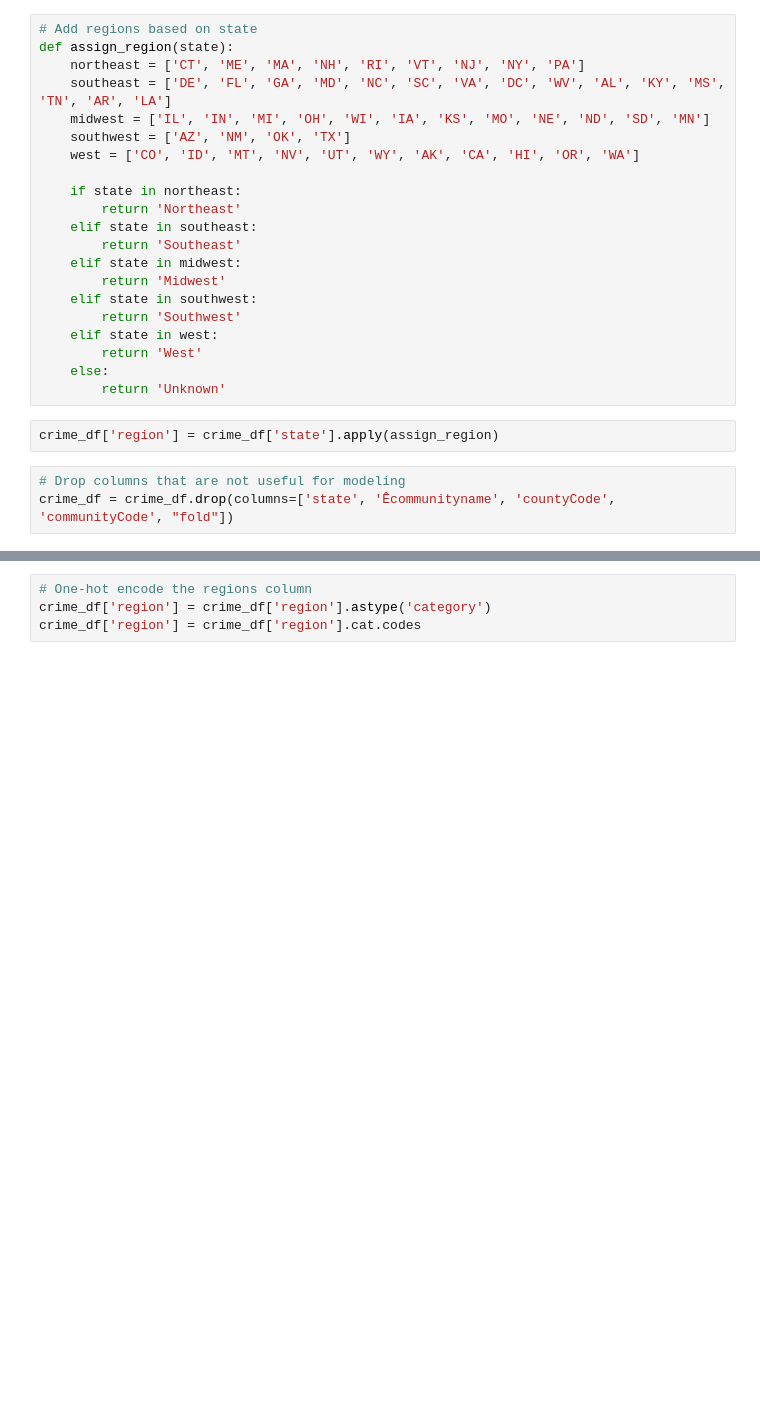
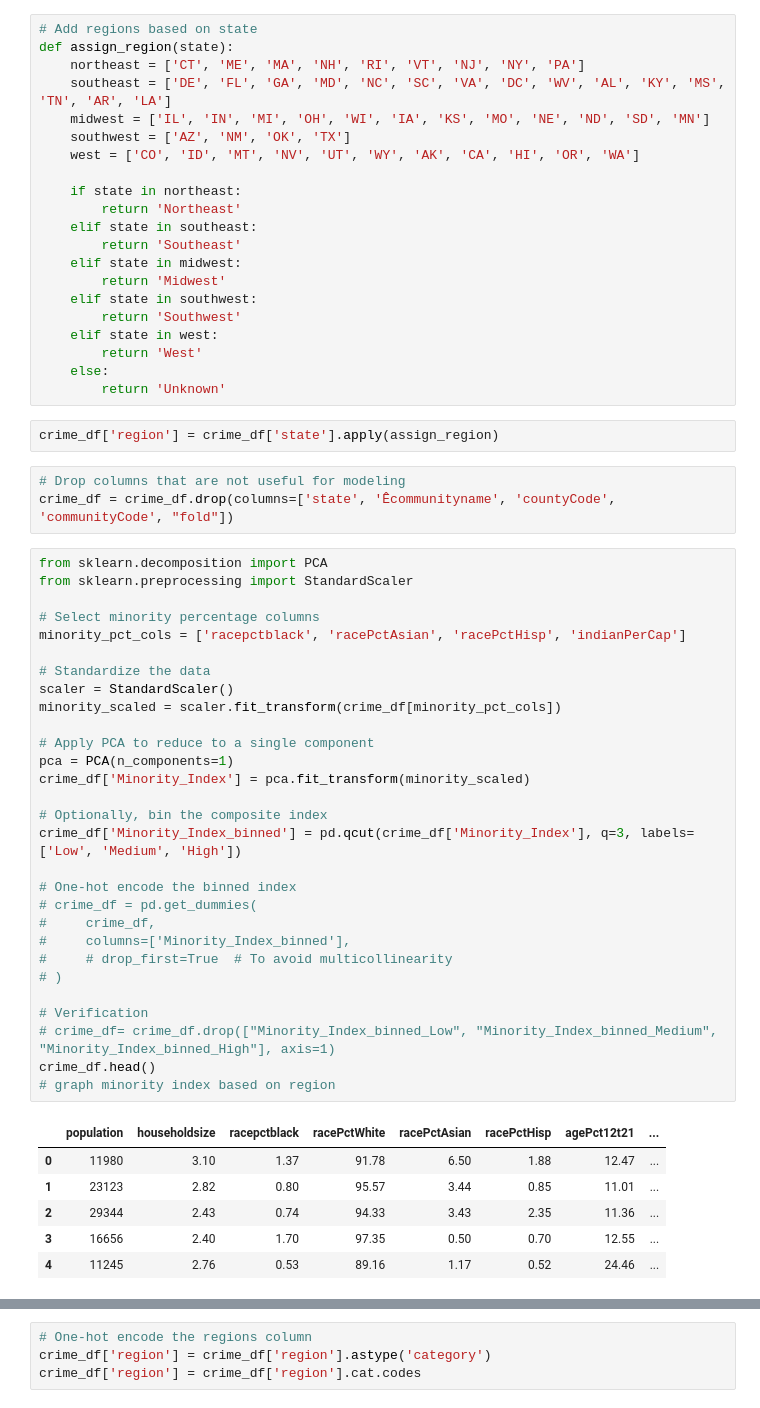
Before and after one commit to RJUNCC/crime_project, a Jupyter notebook: notebooks/better_communities_crime.ipynb, the cells around one changed output, grey strips where cells are left out. Drawn from its saved outputs; the diff is of its cells as text; blank space fills up the shorter version.

```diff
--- a/notebooks/better_communities_crime.ipynb
+++ b/notebooks/better_communities_crime.ipynb
@@ -101,3 +126,39 @@ crime_df['region'] = crime_df['state'].apply(assign_region)
 # %%
 # Drop columns that are not useful for modeling
 crime_df = crime_df.drop(columns=['state', 'Êcommunityname', 'countyCode', 'communityCode', "fold"])
+# %%
+from sklearn.decomposition import PCA
+from sklearn.preprocessing import StandardScaler
+
+# Select minority percentage columns
+minority_pct_cols = ['racepctblack', 'racePctAsian', 'racePctHisp', 'indianPerCap']
+
+# Standardize the data
+scaler = StandardScaler()
+minority_scaled = scaler.fit_transform(crime_df[minority_pct_cols])
+
+# Apply PCA to reduce to a single component
+pca = PCA(n_components=1)
+crime_df['Minority_Index'] = pca.fit_transform(minority_scaled)
+
+# Optionally, bin the composite index
+crime_df['Minority_Index_binned'] = pd.qcut(crime_df['Minority_Index'], q=3, labels=['Low', 'Medium', 'High'])
+
+# One-hot encode the binned index
+# crime_df = pd.get_dummies(
+#     crime_df,
+#     columns=['Minority_Index_binned'],
+#     # drop_first=True  # To avoid multicollinearity
+# )
+
+# Verification
+# crime_df= crime_df.drop(["Minority_Index_binned_Low", "Minority_Index_binned_Medium", "Minority_Index_binned_High"], axis=1)
+crime_df.head()
+# graph minority index based on region
+# %% [output]
+|  | population | householdsize | racepctblack | racePctWhite | racePctAsian | racePctHisp | agePct12t21 | ... |
+| 0 | 11980 | 3.10 | 1.37 | 91.78 | 6.50 | 1.88 | 12.47 | ... |
+| 1 | 23123 | 2.82 | 0.80 | 95.57 | 3.44 | 0.85 | 11.01 | ... |
+| 2 | 29344 | 2.43 | 0.74 | 94.33 | 3.43 | 2.35 | 11.36 | ... |
+| 3 | 16656 | 2.40 | 1.70 | 97.35 | 0.50 | 0.70 | 12.55 | ... |
+| 4 | 11245 | 2.76 | 0.53 | 89.16 | 1.17 | 0.52 | 24.46 | ... |
```
Also changed, not shown: parts of 32 cells of this notebook.
